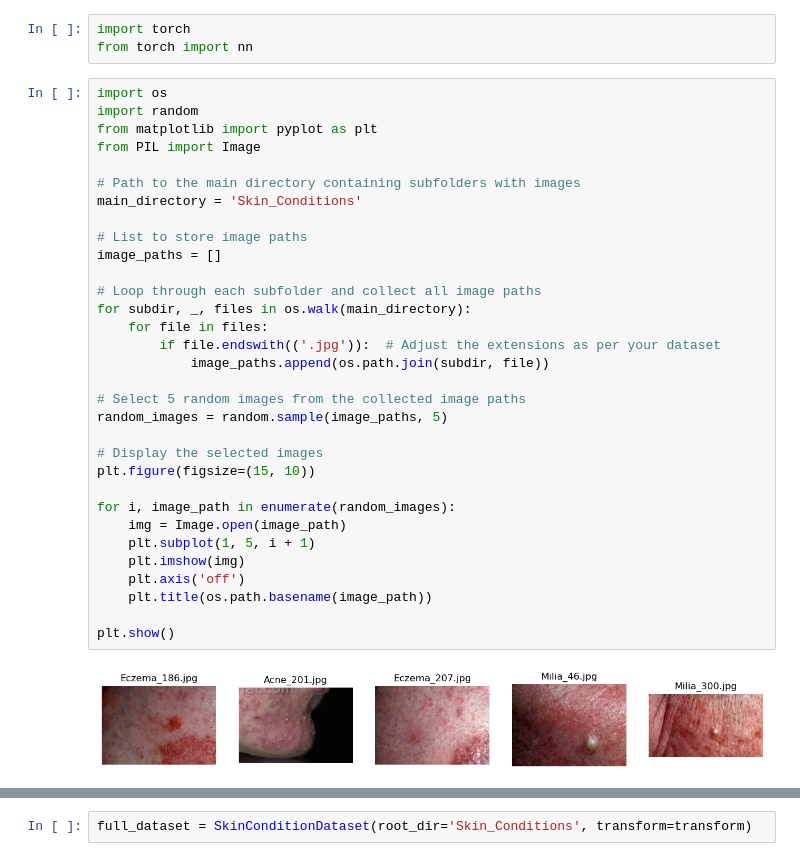
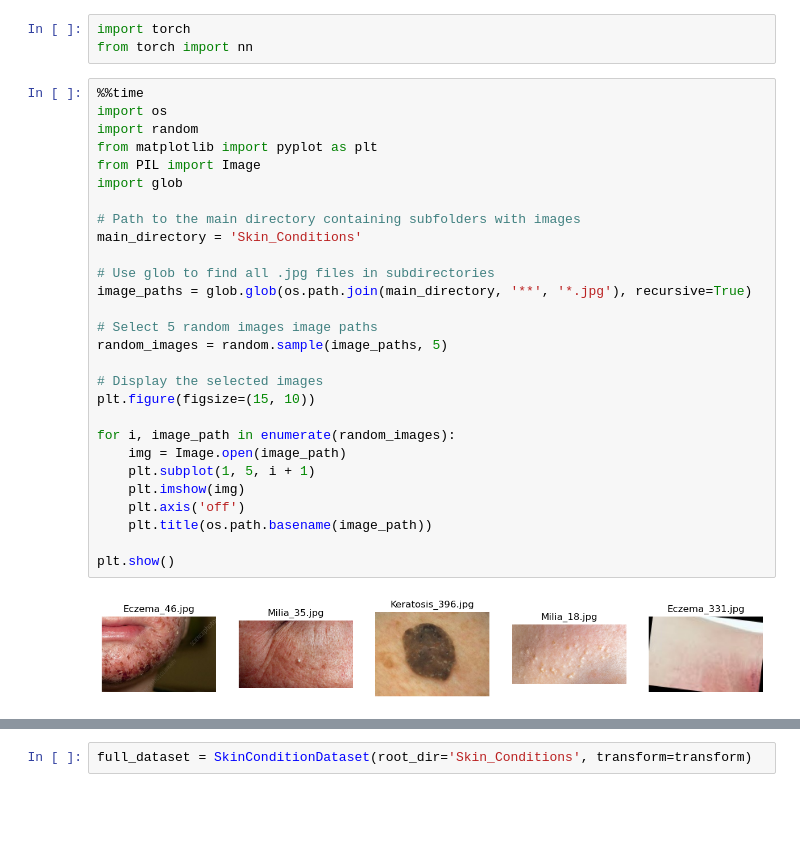
Before and after one commit to bluepeach1121/skin-condition-ML, a Jupyter notebook: skinmodel1.ipynb, the cells around one changed output, grey strips where cells are left out. Saved outputs shown, nothing was run; the diff lists cells and outputs as text; blank space fills up the shorter version.

```diff
--- a/skinmodel1.ipynb
+++ b/skinmodel1.ipynb
@@ -2,36 +2,32 @@
 import torch
 from torch import nn
 # %%
+%%time
 import os
 import random
 from matplotlib import pyplot as plt
 from PIL import Image
+import glob
 
 # Path to the main directory containing subfolders with images
 main_directory = 'Skin_Conditions'
 
-# List to store image paths
-image_paths = []
+# Use glob to find all .jpg files in subdirectories
+image_paths = glob.glob(os.path.join(main_directory, '**', '*.jpg'), recursive=True)
 
-# Loop through each subfolder and collect all image paths
-for subdir, _, files in os.walk(main_directory):
-    for file in files:
-        if file.endswith(('.jpg')):  # Adjust the extensions as per your dataset
-            image_paths.append(os.path.join(subdir, file))
-
-# Select 5 random images from the collected image paths
+# Select 5 random images image paths
 random_images = random.sample(image_paths, 5)
 
 # Display the selected images
 plt.figure(figsize=(15, 10))
 
 for i, image_path in enumerate(random_images):
     img = Image.open(image_path)
     plt.subplot(1, 5, i + 1)
     plt.imshow(img)
     plt.axis('off')
     plt.title(os.path.basename(image_path))
 
 plt.show()
 # %% [output]
-[figure, old version]
+[figure, new version]
```
Also changed, not shown: parts of 18 cells of this notebook.
